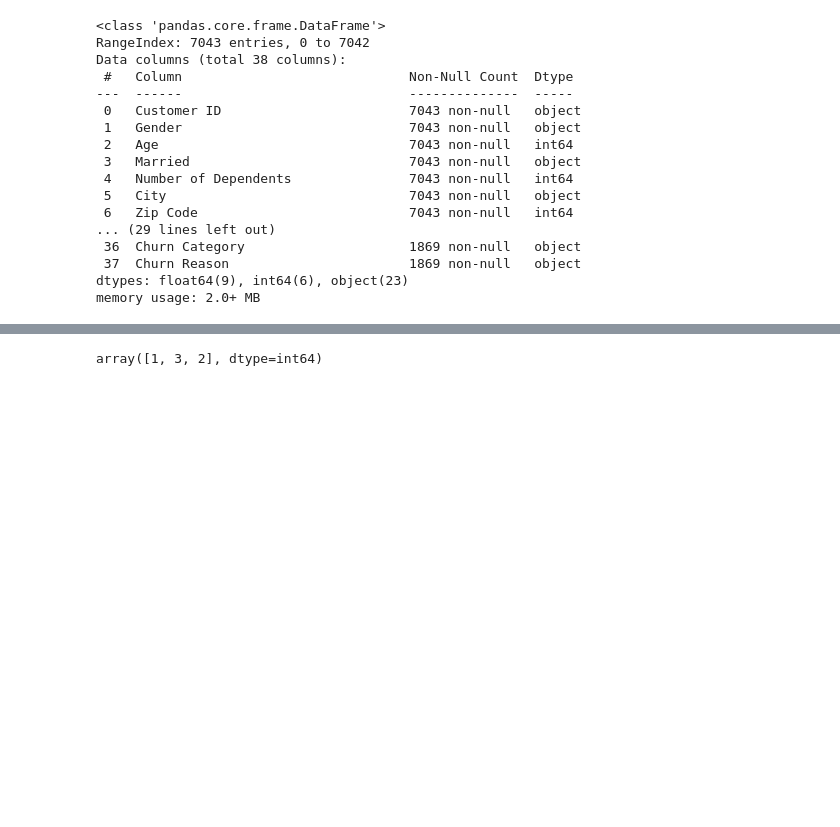
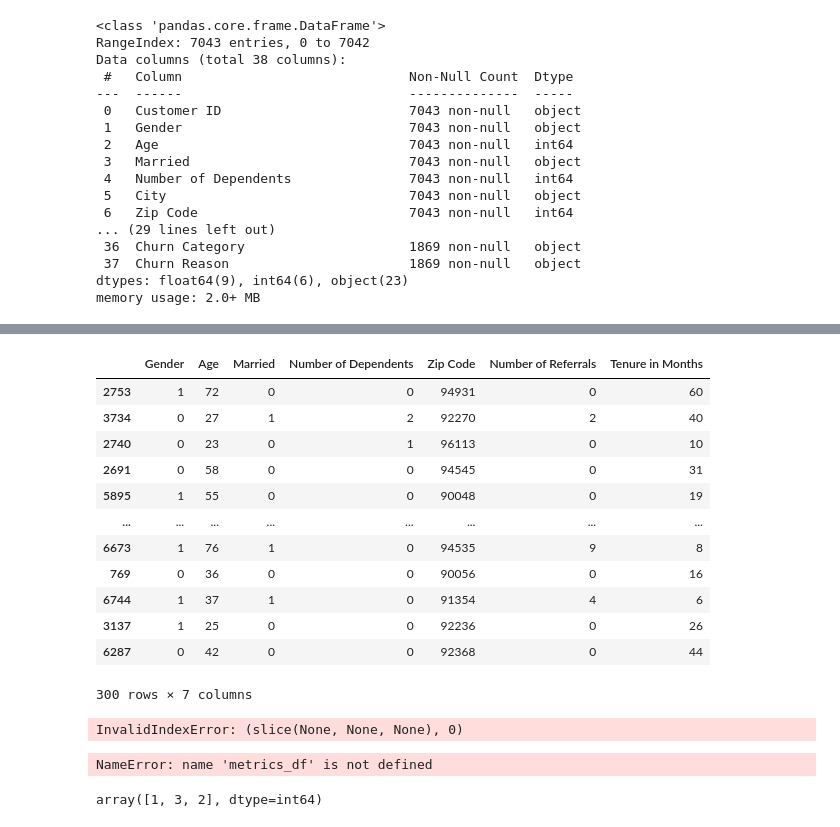
Before and after one commit to umberH/slr_project, a Jupyter notebook: experiments/churn/anomalydetection/isolationforest.ipynb, the cells around one changed output, grey strips where cells are left out. Cells and saved outputs as stored; diff of their text form; code cells hidden in the pictures; blank space fills up the shorter version.

```diff
--- a/experiments/churn/anomalydetection/isolationforest.ipynb
+++ b/experiments/churn/anomalydetection/isolationforest.ipynb
@@ -485,3 +548,53 @@ F1 score 0.8207, avg PR 0.8914
+# %%
+X
+# %% [output]
+|  | Gender | Age | Married | Number of Dependents | Zip Code | Number of Referrals | Tenure in Months |
+| 2753 | 1 | 72 | 0 | 0 | 94931 | 0 | 60 |
+| 3734 | 0 | 27 | 1 | 2 | 92270 | 2 | 40 |
+| 2740 | 0 | 23 | 0 | 1 | 96113 | 0 | 10 |
+| 2691 | 0 | 58 | 0 | 0 | 94545 | 0 | 31 |
+| 5895 | 1 | 55 | 0 | 0 | 90048 | 0 | 19 |
+| ... | ... | ... | ... | ... | ... | ... | ... |
+| 6673 | 1 | 76 | 1 | 0 | 94535 | 9 | 8 |
+| 769 | 0 | 36 | 0 | 0 | 90056 | 0 | 16 |
+| 6744 | 1 | 37 | 1 | 0 | 91354 | 4 | 6 |
+| 3137 | 1 | 25 | 0 | 0 | 92236 | 0 | 26 |
+| 6287 | 0 | 42 | 0 | 0 | 92368 | 0 | 44 |
+300 rows × 7 columns
+# %%
+# import matplotlib.pyplot as plt
+
+scatter = plt.scatter(X[:, 0], X[:, 1], c=y, s=20, edgecolor="k")
+handles, labels = scatter.legend_elements()
+# plt.axis("square")
+# plt.legend(handles=handles, labels=["outliers", "inliers"], title="true class")
+# plt.title("Gaussian inliers with \nuniformly distributed outliers")
+plt.show()
+# %% [output]
+InvalidIndexError: (slice(None, None, None), 0)
+# %%
+from sklearn.decomposition import PCA
+pca = PCA(2)
+pca.fit(metrics_df[to_model_columns])
+
+
+res=pd.DataFrame(pca.transform(X[to_model_columns]))
+
+Z = np.array(res)
+figsize=(12, 7)
+plt.figure(figsize=figsize)
+plt.title("IsolationForest")
+plt.contourf( Z, cmap=plt.cm.Blues_r)
+
+b1 = plt.scatter(res[0], res[1], c='blue',
+                 s=40,label="normal points")
+
+b1 = plt.scatter(res.iloc[outlier_index,0],res.iloc[outlier_index,1], c='red',
+                 s=40,  edgecolor="red",label="predicted outliers")
+plt.legend(loc="upper right")
+plt.show()
+# %% [output]
+NameError: name 'metrics_df' is not defined
 # %%
 y.unique()
 # %% [output]
```
Also changed, not shown: parts of 15 cells of this notebook, 5 other files.
